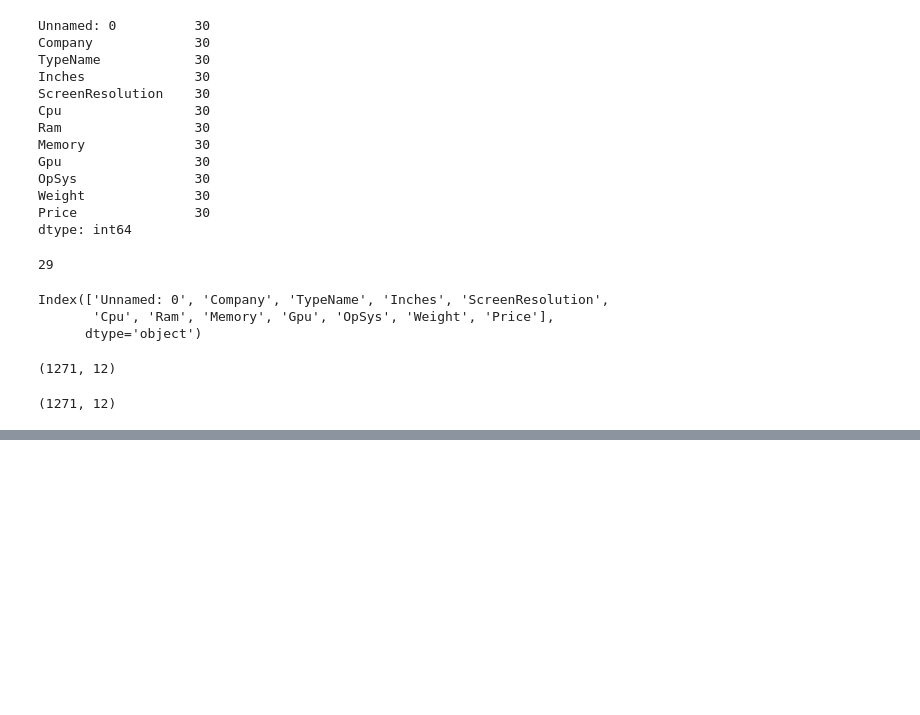
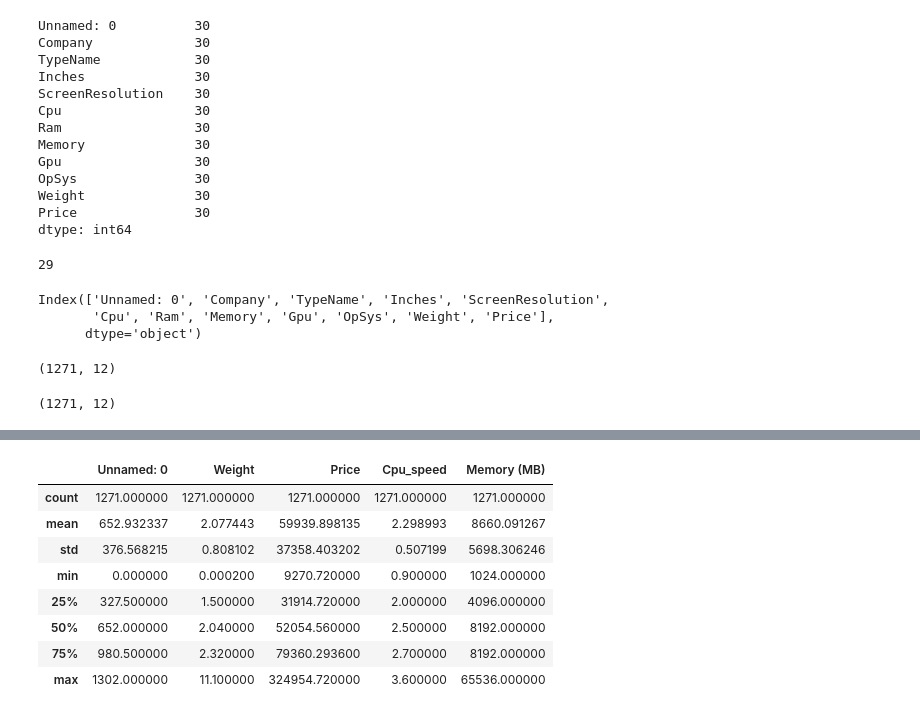
Before and after one commit to muktoakash/Simple-Data-Analysis, a Jupyter notebook: Practice/pandas.ipynb, the cells around one changed output, grey strips where cells are left out. Saved outputs shown, nothing was run; the diff lists cells and outputs as text; code cells hidden in the pictures; blank space fills up the shorter version.

```diff
--- a/Practice/pandas.ipynb
+++ b/Practice/pandas.ipynb
@@ -465,0 +500,2 @@ df.head()
+# %%
+df["Cpu_Make"] = df["Cpu"].map(lambda x: str(x).split(" ")[0])
@@ -465,0 +506,4 @@ df.head()
+# %%
+df["Cpu_Model"] = df["Cpu"].map(lambda x: ' '.join(str(x).split(" ")[1:-1]))
+
+df["Cpu_Model"].unique()
@@ -465,0 +528,12 @@ df.head()
+# %%
+# extract cpu speed using a function
+def extract_speed(cpu):
+    try:
+        return float(cpu.split()[-1][:-3]) # Remove the GHz from the end
+    except Exception as e:
+        return None
+
+# Create new column
+df["Cpu_speed"] = df["Cpu"].apply(extract_speed)
+
+df.head()
@@ -465,0 +549,5 @@ df.head()
+# %%
+df["Weight"].fillna(df["Weight"].mean(), inplace= True)
+df["Price"].fillna(df["Price"].mean(), inplace= True)
+df["Cpu_speed"].fillna(df["Cpu_speed"].mean(), inplace= True)
+df["Memory (MB)"].fillna(df["Memory (MB)"].mean(), inplace= True)
@@ -465,0 +651,12 @@ df.head()
+# %%
+df.describe()
+# %% [output]
+|  | Unnamed: 0 | Weight | Price | Cpu_speed | Memory (MB) |
+| count | 1271.000000 | 1271.000000 | 1271.000000 | 1271.000000 | 1271.000000 |
+| mean | 652.932337 | 2.077443 | 59939.898135 | 2.298993 | 8660.091267 |
+| std | 376.568215 | 0.808102 | 37358.403202 | 0.507199 | 5698.306246 |
+| min | 0.000000 | 0.000200 | 9270.720000 | 0.900000 | 1024.000000 |
+| 25% | 327.500000 | 1.500000 | 31914.720000 | 2.000000 | 4096.000000 |
+| 50% | 652.000000 | 2.040000 | 52054.560000 | 2.500000 | 8192.000000 |
+| 75% | 980.500000 | 2.320000 | 79360.293600 | 2.700000 | 8192.000000 |
+| max | 1302.000000 | 11.100000 | 324954.720000 | 3.600000 | 65536.000000 |
```
Also changed, not shown: parts of 15 cells of this notebook.
